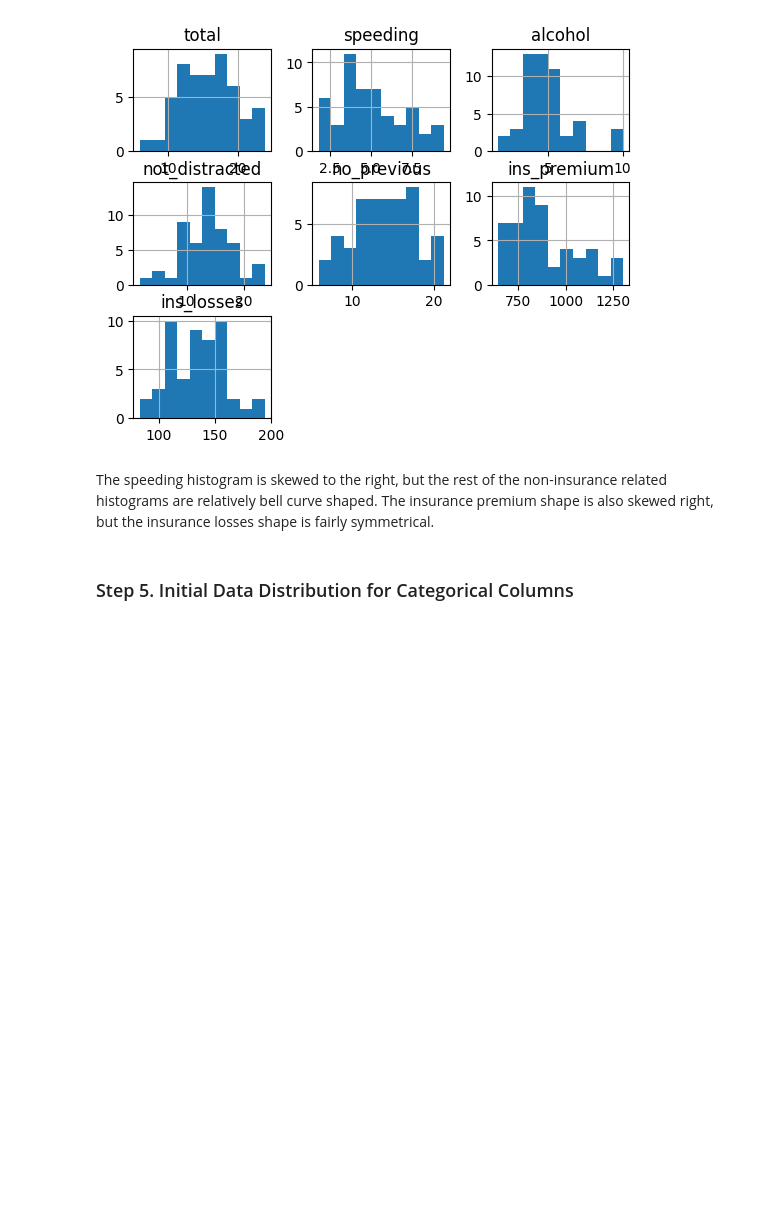
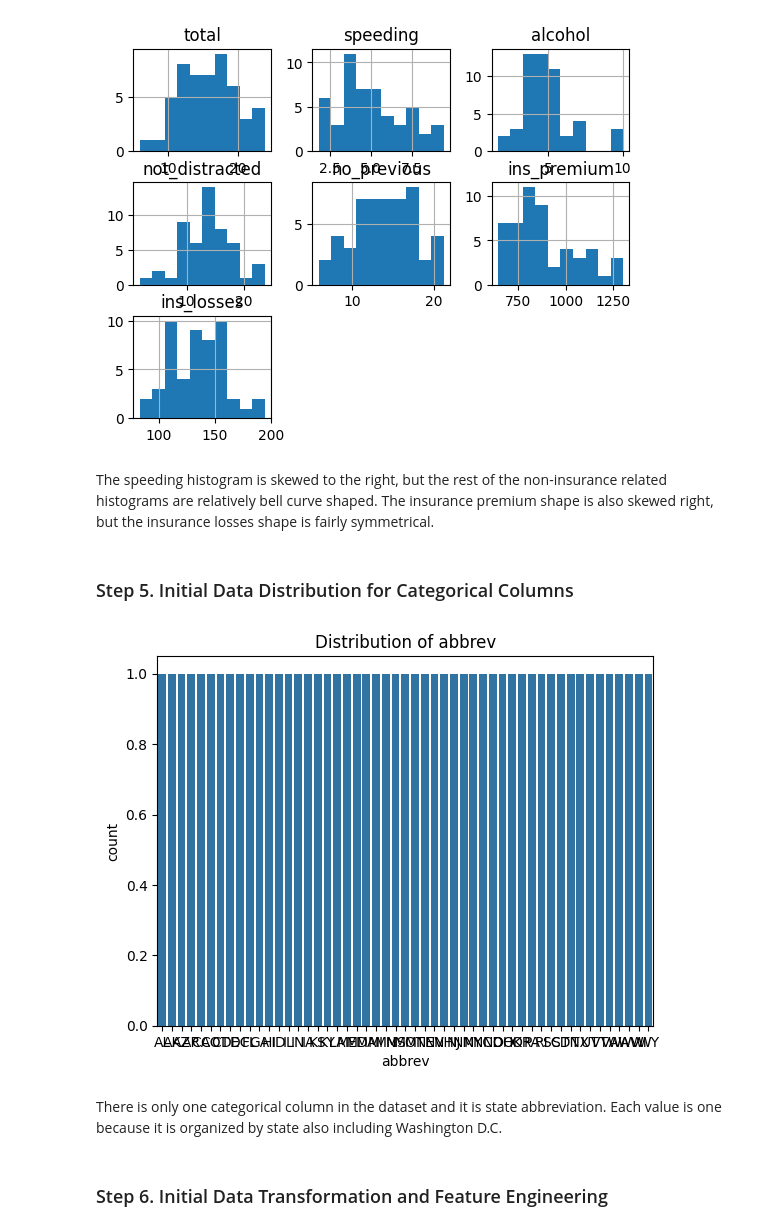
Before and after one commit to trentrueckert/datafun-06-eda, a Jupyter notebook: trentrueckert_eda.ipynb, the cells around one changed output. Cells and saved outputs as stored; diff of their text form; code cells hidden in the pictures; blank space fills up the shorter version.

```diff
--- a/trentrueckert_eda.ipynb
+++ b/trentrueckert_eda.ipynb
@@ -100,3 +100,22 @@ plt.show()
 The speeding histogram is skewed to the right, but the rest of the non-insurance related histograms are relatively bell curve shaped. The insurance premium shape is also skewed right, but the insurance losses shape is fairly symmetrical.
 # %% [markdown]
 ### Step 5. Initial Data Distribution for Categorical Columns
+# %%
+# Inspect value counts by categorical column
+df['abbrev'].value_counts()
+
+# Inspect value counts for all categorical columns
+for col in df.select_dtypes(include=['object', 'category']).columns:
+    # Display count plot
+    sns.countplot(x=col, data=df)
+    plt.title(f'Distribution of {col}')
+    plt.show()
+
+# Show all plots
+plt.show()
+# %% [output]
+[figure, added]
+# %% [markdown]
+There is only one categorical column in the dataset and it is state abbreviation. Each value is one because it is organized by state also including Washington D.C.
+# %% [markdown]
+### Step 6. Initial Data Transformation and Feature Engineering
```
Also changed, not shown: parts of 18 cells of this notebook, 1 other file.
